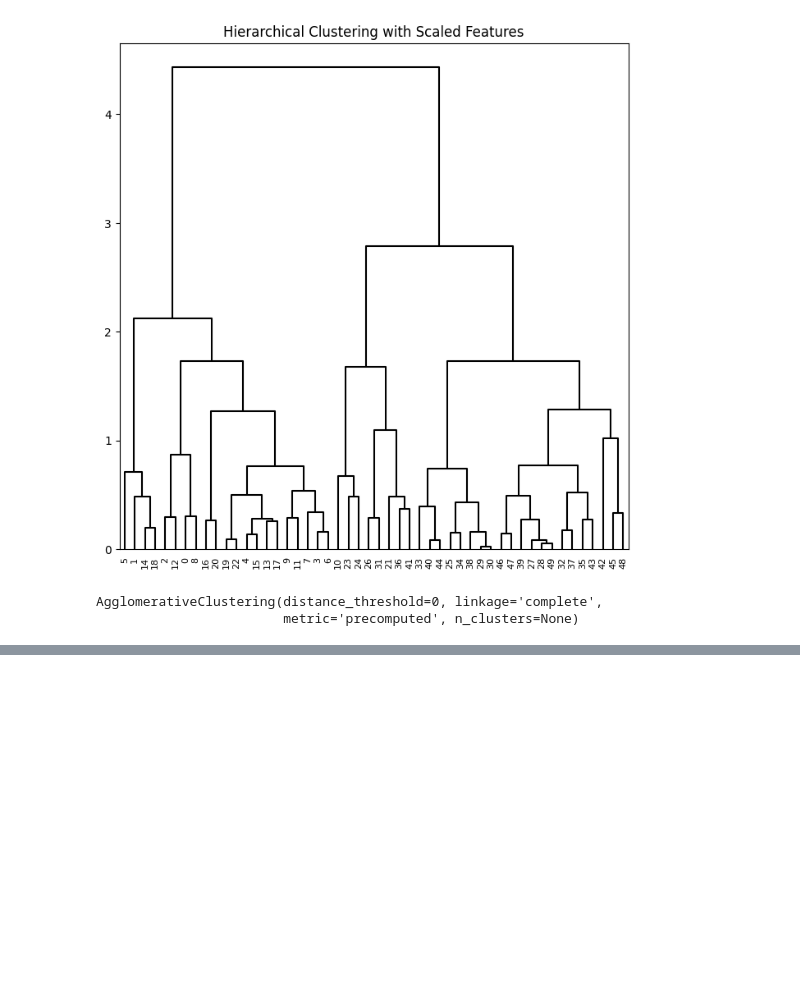
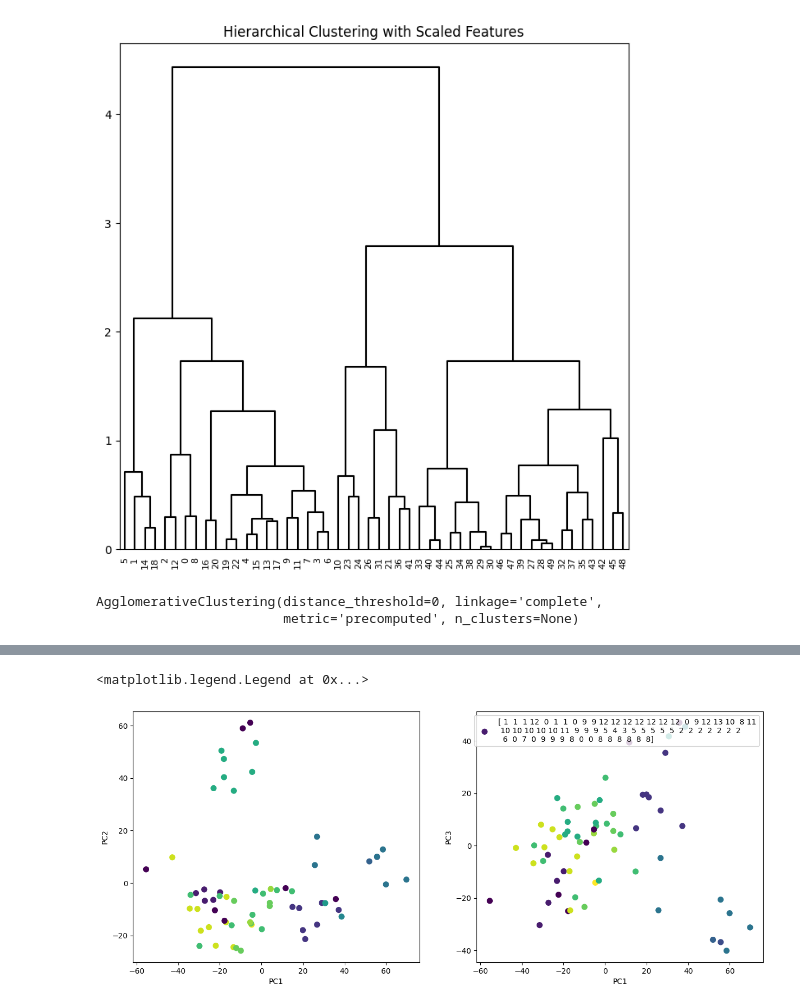
Before and after one commit to ARKA1112/ISLP_self, a Jupyter notebook: 12_Unsupervised.ipynb, the cells around one changed output, grey strips where cells are left out. Saved outputs shown, nothing was run; the diff lists cells and outputs as text; code cells hidden in the pictures; blank space fills up the shorter version.

```diff
--- a/12_Unsupervised.ipynb
+++ b/12_Unsupervised.ipynb
@@ -431,0 +442,6 @@ AgglomerativeClustering(distance_threshold=0, linkage='complete',
+# %%
+# Unsupervised techniques are often used in the analysis of genomic data. In particular, PCA and hierarchical clustering are popular tools. We illustrate these techniques on the NCI60 cancer cell line microarray data, which consists of certain number of gene expression measurements on 64 cancer cell lines
+
+NCI60 = load_data('NCI60')
+nci_labs = NCI60['labels']
+nci_data = NCI60['data']
@@ -431,0 +488,27 @@ AgglomerativeClustering(distance_threshold=0, linkage='complete',
+# %%
+# First lets scale down the data
+
+scaler = StandardScaler()
+nci_scaled = scaler.fit_transform(nci_data)
+nci_pca = PCA()
+nci_scores = nci_pca.fit_transform(nci_scaled)
+# %%
+# We now plot the first ffew principal componene score vectors, in order to visualize the data. The observations corresponding to a given cancer type will be plotted in the same color, so that we can see to what extent the observations within a cancer type are similar to each other.
+
+
+cancer_types = list(np.unique(nci_labs))
+nci_groups = np.array([cancer_types.index(lab) for lab in nci_labs.values])
+# %%
+fig, axes = plt.subplots(1, 2, figsize=(15,6))
+ax = axes[0]
+ax.scatter(nci_scores[:,0], nci_scores[:,1], c= nci_groups, marker='o', s=50)
+ax.set_xlabel('PC1')
+ax.set_ylabel('PC2')
+ax= axes[1]
+ax.scatter(nci_scores[:,0], nci_scores[:,2], c=nci_groups, marker='o',s=50)
+ax.set_xlabel('PC1')
+ax.set_ylabel('PC3')
+plt.legend([nci_groups])
+# %% [output]
+<matplotlib.legend.Legend at 0x...>
+[figure, added]
```
Also changed, not shown: parts of 16 cells of this notebook.
